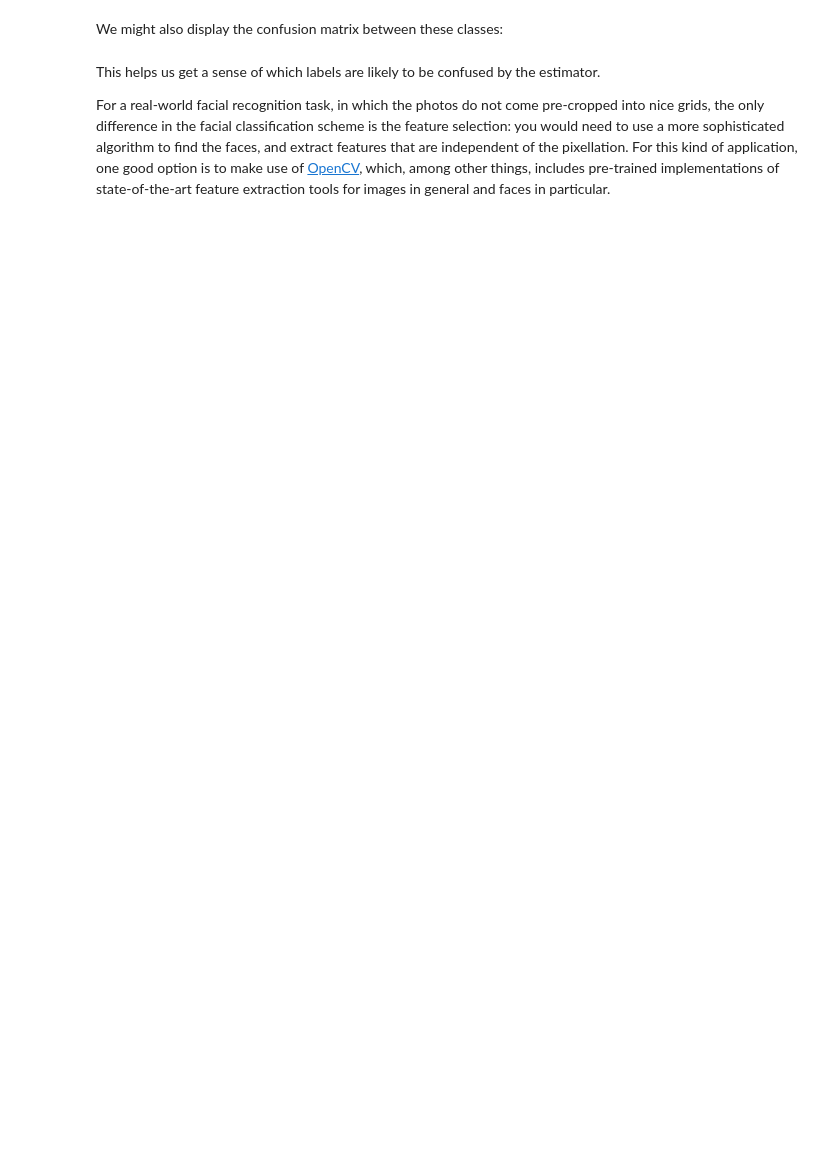
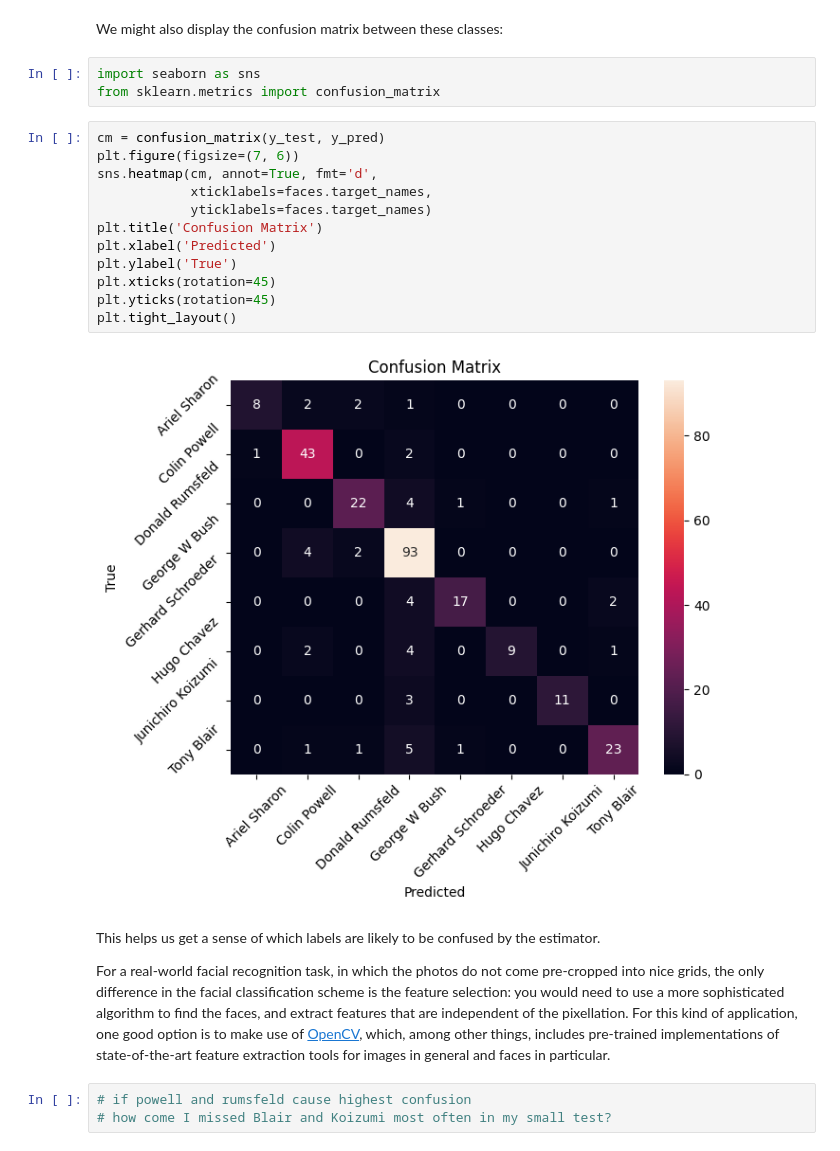
Before and after one commit to MuaazWahid/cs550, a Jupyter notebook: week7/hw/Module7-05-HW.ipynb, the cells around one changed output. Cells and saved outputs as stored; diff of their text form; blank space fills up the shorter version.

```diff
--- a/week7/hw/Module7-05-HW.ipynb
+++ b/week7/hw/Module7-05-HW.ipynb
@@ -65,7 +140,27 @@ We can get a better sense of our estimator's performance using the classificatio
 # %% [markdown]
 We might also display the confusion matrix between these classes:
+# %%
+import seaborn as sns
+from sklearn.metrics import confusion_matrix
+# %%
+cm = confusion_matrix(y_test, y_pred)
+plt.figure(figsize=(7, 6))
+sns.heatmap(cm, annot=True, fmt='d',
+            xticklabels=faces.target_names,
+            yticklabels=faces.target_names)
+plt.title('Confusion Matrix')
+plt.xlabel('Predicted')
+plt.ylabel('True')
+plt.xticks(rotation=45)
+plt.yticks(rotation=45)
+plt.tight_layout()
+# %% [output]
+[figure, added]
 # %% [markdown]
 This helps us get a sense of which labels are likely to be confused by the estimator.
 
 For a real-world facial recognition task, in which the photos do not come pre-cropped into nice grids, the only difference in the facial classification scheme is the feature selection: you would need to use a more sophisticated algorithm to find the faces, and extract features that are independent of the pixellation.
 For this kind of application, one good option is to make use of [OpenCV](http://opencv.org), which, among other things, includes pre-trained implementations of state-of-the-art feature extraction tools for images in general and faces in particular.
+# %%
+# if powell and rumsfeld cause highest confusion
+# how come I missed Blair and Koizumi most often in my small test?
```
Also changed, not shown: parts of 7 cells of this notebook.
